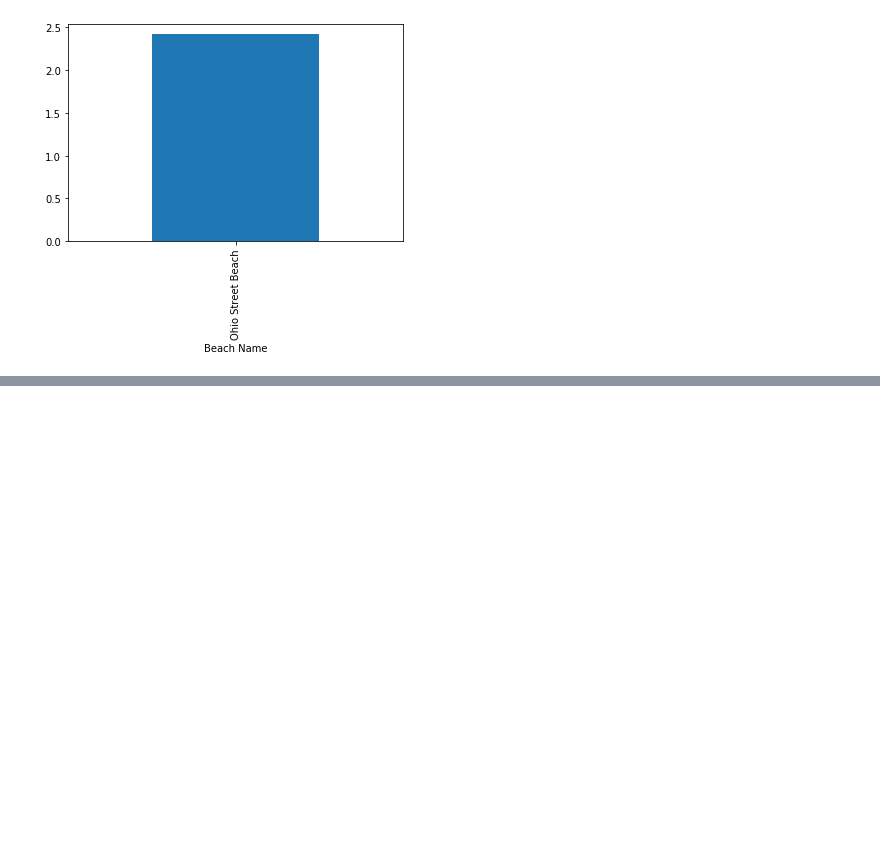
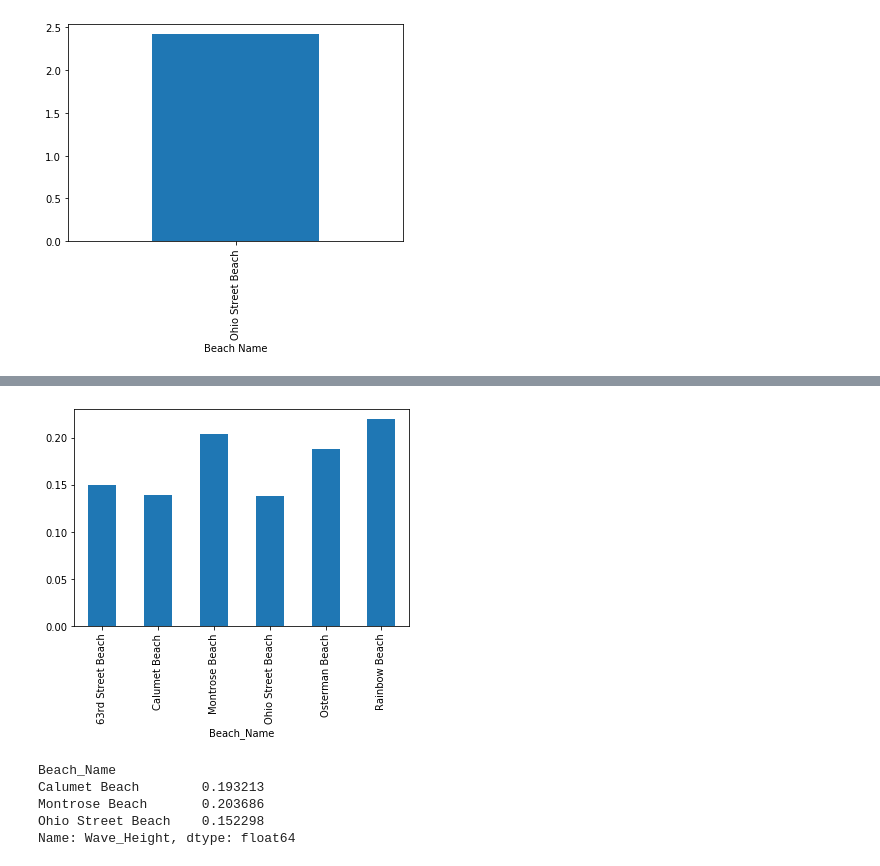
Before and after one commit to tveeder/city-beach-data-analysis, a Jupyter notebook: city_beach_analysis - Turbidity.ipynb, the cells around one changed output, grey strips where cells are left out. Drawn from its saved outputs; the diff is of its cells as text; code cells hidden in the pictures; blank space fills up the shorter version.

```diff
--- a/city_beach_analysis - Turbidity.ipynb
+++ b/city_beach_analysis - Turbidity.ipynb
@@ -305,0 +396,3 @@ selected_beach_E_coli_df.head()
+# %%
+mu_wave_2015_df = result_wave_2015_df.groupby("Beach_Name")["Wave_Height"].mean()
+mu_wave_2015_df
@@ -305,0 +408,13 @@ selected_beach_E_coli_df.head()
+# %%
+x = mu_wave_2015_df.plot.bar()
+# %% [output]
+[figure, added]
+# %%
+mu_wave_2016_df = result_wave_2016_df.groupby("Beach_Name")["Wave_Height"].mean()
+mu_wave_2016_df
+# %% [output]
+Beach_Name
+Calumet Beach        0.193213
+Montrose Beach       0.203686
+Ohio Street Beach    0.152298
+Name: Wave_Height, dtype: float64
```
Also changed, not shown: parts of 41 cells of this notebook.
